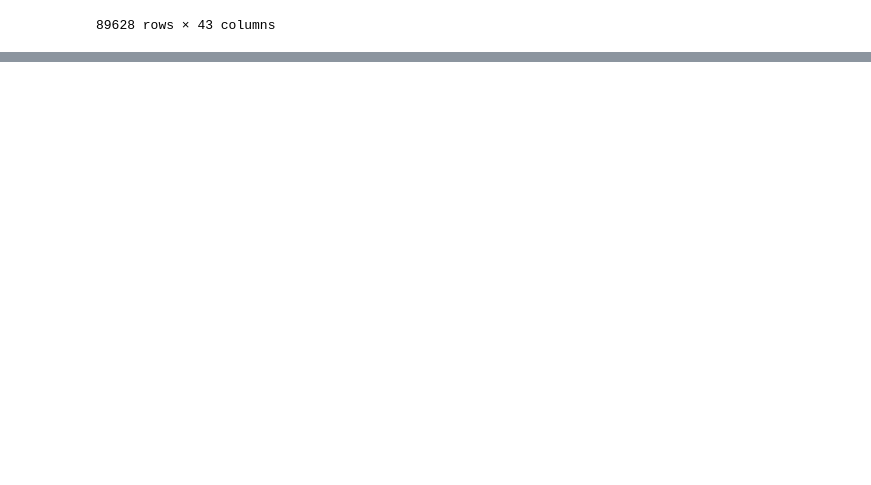
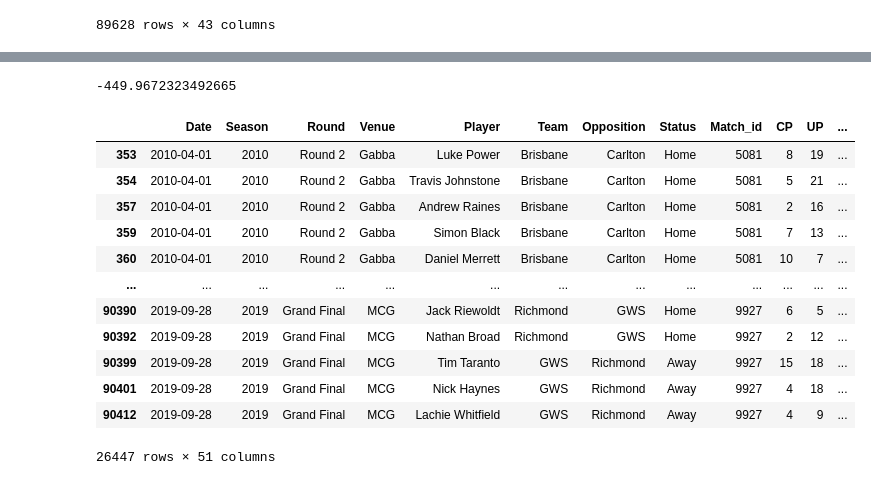
Before and after one commit to mark-richards/afl-eda, a Jupyter notebook: footywire-afl-eda.ipynb, the cells around one changed output, grey strips where cells are left out. Drawn from its saved outputs; the diff is of its cells as text; code cells hidden in the pictures; blank space fills up the shorter version.

```diff
--- a/footywire-afl-eda.ipynb
+++ b/footywire-afl-eda.ipynb
@@ -229,0 +352,20 @@ df_footywire_data
+# %%
+features = [
+    'CP', 'UP', 'ED', 'DE', 'CM', 'GA', 'MI5',
+       'One.Percenters', 'BO', 'TOG', 'K', 'HB', 'D', 'M', 'G', 'B', 'T', 'HO',
+       'GA1', 'I50', 'CL', 'CG', 'R50', 'FF', 'FA',
+    'rolling 3 round average',
+    'previous sc score',
+    'Status_Away',
+    'Status_Home'
+]
+target = "SC"
+df_footywire_data_clean = df_footywire_data.dropna(subset=features+[target])
+
+X = df_footywire_data_clean.loc[:, features]
+y = df_footywire_data_clean[target]
+
+from sklearn import model_selection
+
+# train/test split
+X_train, X_test, y_train, y_test = model_selection.train_test_split(X, y, test_size = 0.30)
@@ -229,0 +376,10 @@ df_footywire_data
+# %%
+cv_result = model_selection.cross_validate(estimator=clr
+                                , X=X_train
+                                , y=y_train
+                                , cv=5
+                                , scoring=["neg_mean_squared_error"]
+                                )
+cv_result['test_neg_mean_squared_error'].mean()
+# %% [output]
+-449.9672323492665
@@ -229,0 +390,25 @@ df_footywire_data
+# %%
+evaluate = pd.DataFrame({
+    "actual": y_test,
+    "predicted": pred,
+    "diff": y_test - pred
+})
+
+# evaluate
+df_predicted_scores = pd.merge(df_footywire_data_clean, evaluate, left_index=True, right_index=True)
+df_predicted_scores
+# df_predicted_scores.to_csv('thingy.csv')
+# %% [output]
+|  | Date | Season | Round | Venue | Player | Team | Opposition | Status | Match_id | CP | UP | ... |
+| 353 | 2010-04-01 | 2010 | Round 2 | Gabba | Luke Power | Brisbane | Carlton | Home | 5081 | 8 | 19 | ... |
+| 354 | 2010-04-01 | 2010 | Round 2 | Gabba | Travis Johnstone | Brisbane | Carlton | Home | 5081 | 5 | 21 | ... |
+| 357 | 2010-04-01 | 2010 | Round 2 | Gabba | Andrew Raines | Brisbane | Carlton | Home | 5081 | 2 | 16 | ... |
+| 359 | 2010-04-01 | 2010 | Round 2 | Gabba | Simon Black | Brisbane | Carlton | Home | 5081 | 7 | 13 | ... |
+| 360 | 2010-04-01 | 2010 | Round 2 | Gabba | Daniel Merrett | Brisbane | Carlton | Home | 5081 | 10 | 7 | ... |
+| ... | ... | ... | ... | ... | ... | ... | ... | ... | ... | ... | ... | ... |
+| 90390 | 2019-09-28 | 2019 | Grand Final | MCG | Jack Riewoldt | Richmond | GWS | Home | 9927 | 6 | 5 | ... |
+| 90392 | 2019-09-28 | 2019 | Grand Final | MCG | Nathan Broad | Richmond | GWS | Home | 9927 | 2 | 12 | ... |
+| 90399 | 2019-09-28 | 2019 | Grand Final | MCG | Tim Taranto | GWS | Richmond | Away | 9927 | 15 | 18 | ... |
+| 90401 | 2019-09-28 | 2019 | Grand Final | MCG | Nick Haynes | GWS | Richmond | Away | 9927 | 4 | 18 | ... |
+| 90412 | 2019-09-28 | 2019 | Grand Final | MCG | Lachie Whitfield | GWS | Richmond | Away | 9927 | 4 | 9 | ... |
+26447 rows × 51 columns
```
Also changed, not shown: parts of 14 cells of this notebook.
